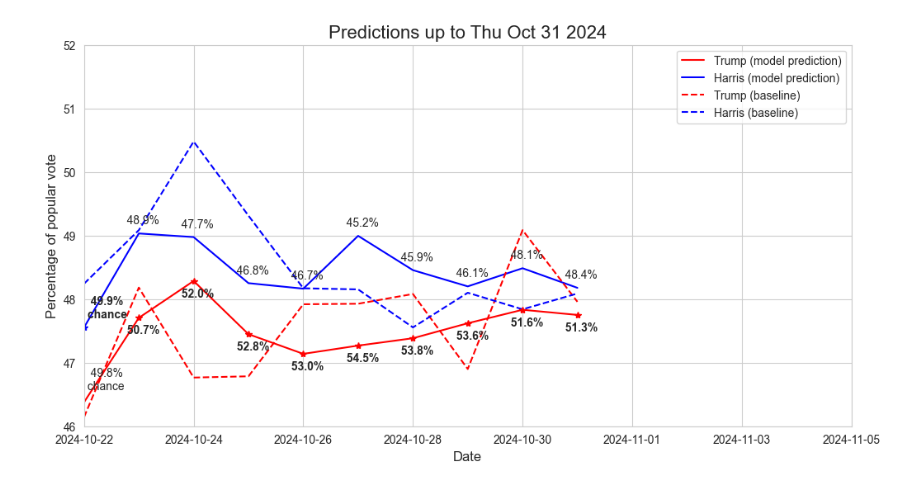
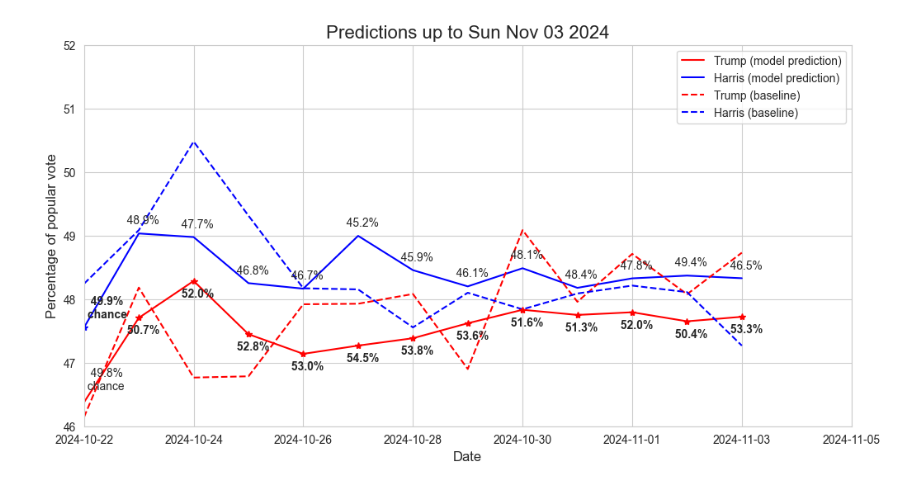
Before and after one commit to wh33les/2024ElectionForecast, a Jupyter notebook: swing_states_and_updates.ipynb, the cells around one changed output. Cells and saved outputs as stored; diff of their text form; code cells hidden in the pictures.

```diff
--- a/swing_states_and_updates.ipynb
+++ b/swing_states_and_updates.ipynb
@@ -196,7 +196,7 @@ plt.ylim(46, 52)
 
 ## Also a title
 ## again make it large font
-plt.title("Predictions up to "+str(latest_date.strftime('%a %b %d %Y')), fontsize=16) # 29 Oct
+plt.title("Predictions up to "+str(latest_date.strftime('%a %b %d %Y')), fontsize=16) # 2 Nov
 
 
 ## plt.legend() adds the legend to the plot
@@ -247,33 +247,51 @@ plt.annotate("  45.9%",# \n chance",
              xy=(datetime(2024, 10, 28), y_harris_mod[21]),
              xytext=(datetime(2024, 10, 27)+pd.Timedelta(hours=16), y_harris_mod[21]+0.15))
 plt.annotate("  53.6%",# \n chance",
              xy=(datetime(2024, 10, 29), y_trump_mod[7]),
              xytext=(datetime(2024, 10, 28)+pd.Timedelta(hours=16), y_trump_mod[7]-0.25), fontweight='bold')
 plt.annotate("  46.1%",# \n chance",
              xy=(datetime(2024, 10, 29), y_harris_mod[22]),
              xytext=(datetime(2024, 10, 28)+pd.Timedelta(hours=16), y_harris_mod[22]+0.15))
 plt.annotate("  51.6%",# \n chance",
              xy=(datetime(2024, 10, 30), y_trump_mod[8]),
              xytext=(datetime(2024, 10, 29)+pd.Timedelta(hours=16), y_trump_mod[8]-0.25), fontweight='bold')
 plt.annotate("  48.1%",# \n chance",
              xy=(datetime(2024, 10, 30), y_harris_mod[23]),
              xytext=(datetime(2024, 10, 29)+pd.Timedelta(hours=16), y_harris_mod[23]+0.15))
 plt.annotate("  51.3%",# \n chance",
              xy=(datetime(2024, 10, 31), y_trump_mod[9]),
              xytext=(datetime(2024, 10, 30)+pd.Timedelta(hours=16), y_trump_mod[9]-0.25), fontweight='bold')
 plt.annotate("  48.4%",# \n chance",
              xy=(datetime(2024, 10, 31), y_harris_mod[24]),
              xytext=(datetime(2024, 10, 30)+pd.Timedelta(hours=16), y_harris_mod[24]+0.15))
+plt.annotate("  52.0%",# \n chance",
+             xy=(datetime(2024, 11, 1), y_trump_mod[10]),
+             xytext=(datetime(2024, 10, 31)+pd.Timedelta(hours=16), y_trump_mod[10]-0.25), fontweight='bold')
+plt.annotate("  47.8%",# \n chance",
+             xy=(datetime(2024, 11, 1), y_harris_mod[25]),
+             xytext=(datetime(2024, 10, 31)+pd.Timedelta(hours=16), y_harris_mod[25]+0.15))
+plt.annotate("  50.4%",# \n chance",
+             xy=(datetime(2024, 11, 2), y_trump_mod[11]),
+             xytext=(datetime(2024, 11, 1)+pd.Timedelta(hours=16), y_trump_mod[11]-0.25), fontweight='bold')
+plt.annotate("  49.4%",# \n chance",
+             xy=(datetime(2024, 11, 2), y_harris_mod[26]),
+             xytext=(datetime(2024, 11, 1)+pd.Timedelta(hours=16), y_harris_mod[26]+0.15))
+plt.annotate("  53.3%",# \n chance",
+             xy=(datetime(2024, 11, 3), y_trump_mod[12]),
+             xytext=(datetime(2024, 11, 2)+pd.Timedelta(hours=16), y_trump_mod[12]-0.25), fontweight='bold')
+plt.annotate("  46.5%",# \n chance",
+             xy=(datetime(2024, 11, 3), y_harris_mod[27]),
+             xytext=(datetime(2024, 11, 2)+pd.Timedelta(hours=16), y_harris_mod[27]+0.15))
 
 # Save plot as a png
 
 plt.savefig('previous_images/'+str(latest_date.strftime('%d%b'))+'.png', bbox_inches='tight')
 
 ## Always end your plotting block with plt.show
 ## in jupyter this makes sure that the plot displays
 ## properly
 plt.show()
 # %% [output]
-[figure, old version]
+[figure, new version]
 # %%
 previous.to_csv("previous.csv", index=False)
```
Also changed, not shown: parts of 4 cells of this notebook, 11 other files.
